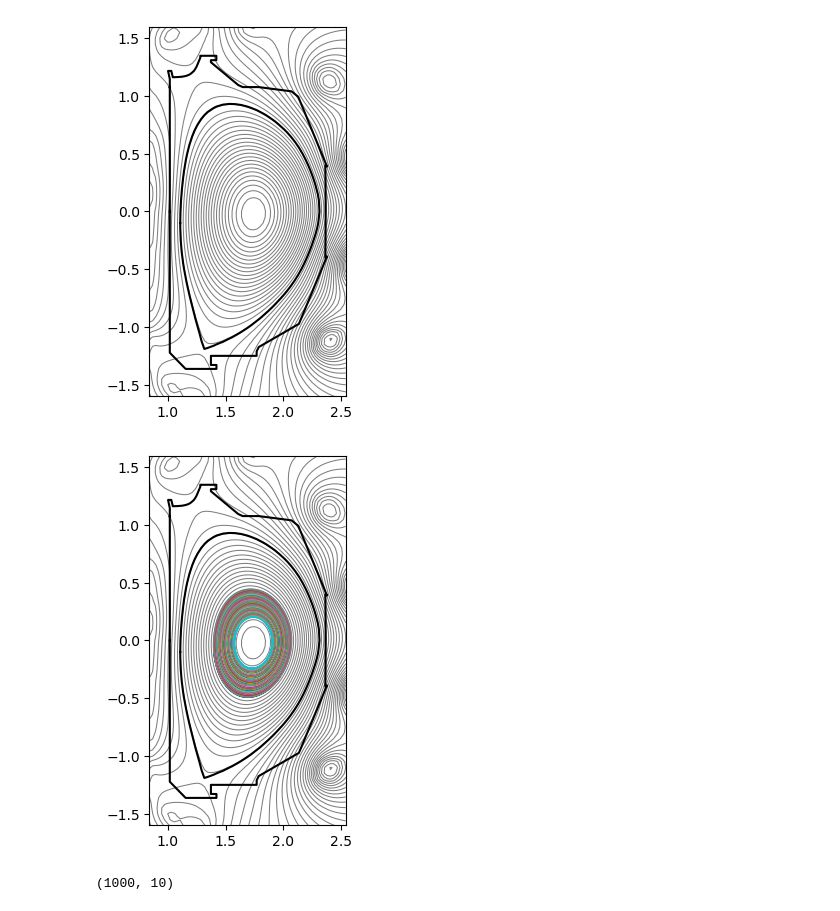
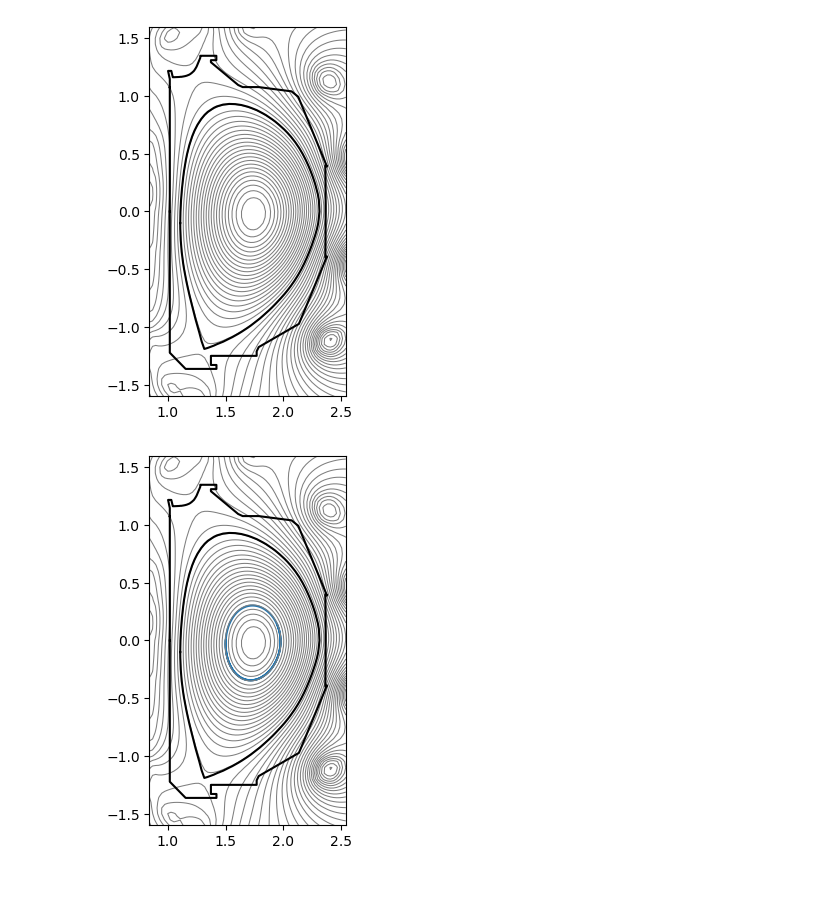
Before and after one commit to Maplenormandy/c1lgkt-jax, a Jupyter notebook: bin/diffrax_scratch.ipynb, the cells around one changed output. Drawn from its saved outputs; the diff is of its cells as text; code cells hidden in the pictures.

```diff
--- a/bin/diffrax_scratch.ipynb
+++ b/bin/diffrax_scratch.ipynb
@@ -39,47 +45,25 @@ eq.plot_magnetic_geometry(ax)
 # %%
 # %% Pusher along magnetic field lines
 
-class PusherArgs(NamedTuple):
-    eq: Equilibrium
-
-def f_fieldline(t, state, args: PusherArgs):
-    eq = args.eq
-
-    r, varphi, z = state
-
-    br, bvarphi, bz = eq.compute_bv(r, z)
-
-    drdt = br
-    dvarphidt = bvarphi / r  # Convert Bphi to angular velocity
-    dzdt = bz
-
-    return (drdt, dvarphidt, dzdt)
-
-term = diffrax.ODETerm(f_fieldline)
+term = diffrax.ODETerm(particle_motion.f_fieldline)
 solver = diffrax.Dopri5()
 saveat = diffrax.SaveAt(ts=jnp.linspace(0, 10, 1000))
-args = PusherArgs(eq=eq)
+args = particle_motion.PusherArgs(eq=eq)
 stepsize_controller = diffrax.PIDController(rtol=1e-8, atol=1e-8)
+
+r0 = jnp.array(1.5)
+z0 = jnp.array(0.0)
+varphi0 = jnp.zeros_like(r0)
+
+sol = diffrax.diffeqsolve(term, solver, t0=0, t1=10, dt0=1e-3, y0=(r0, varphi0, z0),
+                          saveat=saveat, args=args,
+                          stepsize_controller=stepsize_controller)
 # %%
+plt.figure()
 
-
-r0 = jnp.linspace(1.4, 1.6, 50)
-z0 = jnp.linspace(-0.1, 0.1, 50)
-varphi0 = jnp.zeros_like(r0)
-
-sol = diffrax.diffeqsolve(term, solver, t0=0, t1=10, dt0=1e-3, y0=(r0, varphi0, z0),
-                          saveat=saveat, args=args,
-                          stepsize_controller=stepsize_controller)
+r, varphi, z = sol.ys
+ax = plt.subplot(111)
+ax.plot(r, z)
+eq.plot_magnetic_geometry(ax)
+# %% [output]
+[figure, added]
-# %%
-plt.figure()
-
-r, varphi, z = sol.ys
-ax = plt.subplot(111)
-ax.plot(r, z)
-eq.plot_magnetic_geometry(ax)
-# %% [output]
-[figure, removed]
-# %%
-r.shape
-# %% [output]
-(1000, 10)
```
Also changed, not shown: parts of 12 cells of this notebook, 4 other files.
